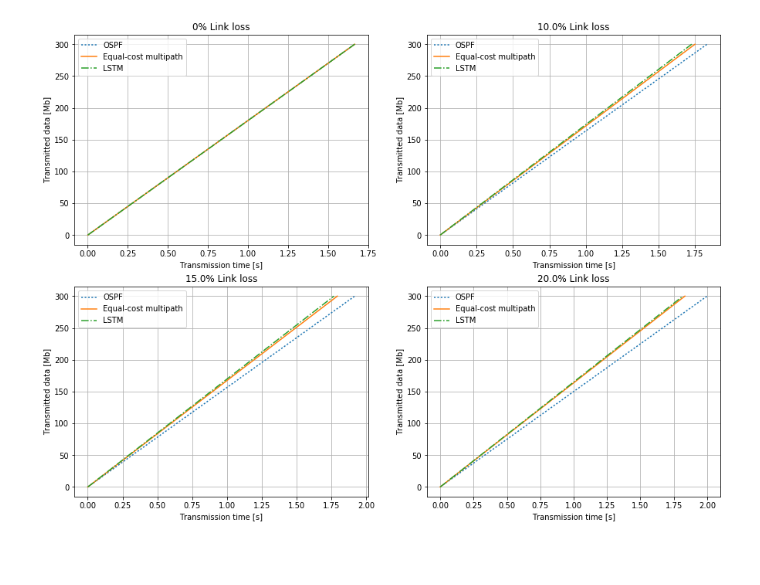
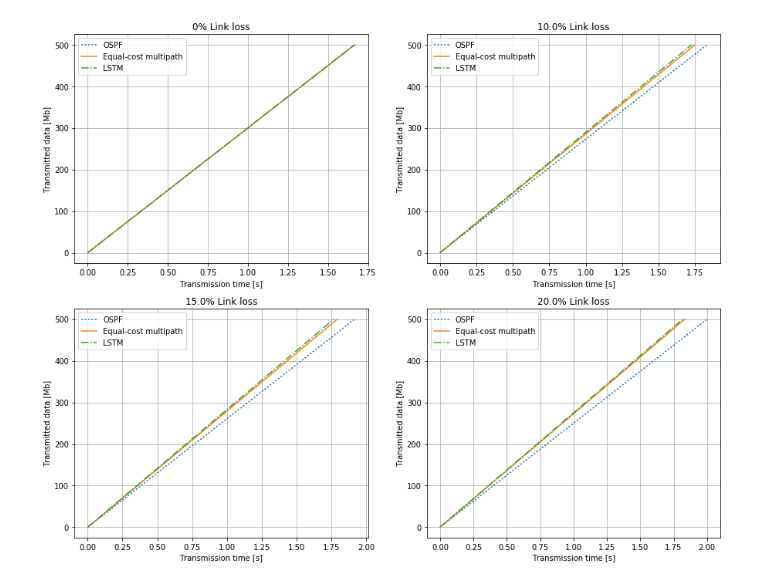
Before and after one commit to alegaballo/master_thesis, a Jupyter notebook: project/prediction_testing/prediction_analysis.ipynb, the cells around one changed output. Cells and saved outputs as stored; diff of their text form; code cells hidden in the pictures; blank space fills up the shorter version.

```diff
--- a/project/prediction_testing/prediction_analysis.ipynb
+++ b/project/prediction_testing/prediction_analysis.ipynb
@@ -47,27 +38,28 @@ Counter({"['r1', 'ri2', 'r3']": 107, "['r1', 'r2', 'r3']": 91, "['r1', 'ri2', 'r
 # %%
 bw = 300.0 #Mbps
 traffic = 500.0 #Mb
 retransmission = [[0, 0, 0],[0.1, 0.05, 0.0365],[0.15, 0.075, 0.060],[0.2, 0.1, 0.091]]
 
 x = [0, 1.5]
-y = [0, 300]
+y = [0, traffic]
 
 lines = [':', '-', '-.']
 positions = [221, 222, 223, 224]
-plt.figure(figsize=(15, 11))
+plt.figure(figsize=(15, 12))
 
 for p,losses in enumerate(retransmission):
     plt.subplot(positions[p])
     plt.title('{:}% Link loss'.format(losses[0]*100))
     plt.ylabel('Transmitted data [Mb]')
     plt.xlabel('Transmission time [s]')
     plt.grid()
     for j,loss in enumerate(losses):
         final_time = traffic/bw * (1+loss)
         x = [0, final_time]
+        #x, y = get_line(0,0, final_time, traffic)
         plt.plot(x,y, lines[j])
     plt.legend(['OSPF', 'Equal-cost multipath', 'LSTM'])
-
+plt.savefig('prediction_cmp_grid.pdf')
 plt.show()
 # %% [output]
-[figure, old version]
+[figure, new version]
```
Also changed, not shown: parts of 3 cells of this notebook, 4 other files.
